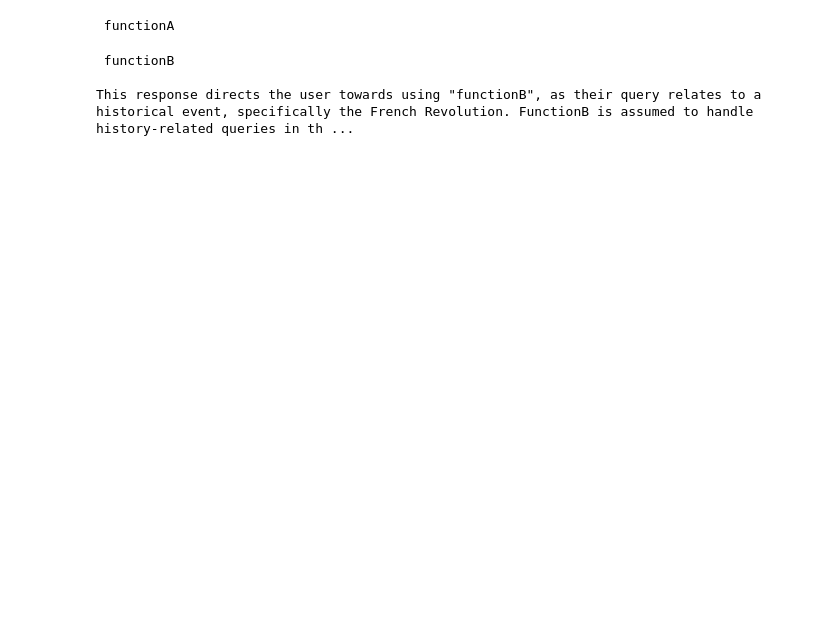
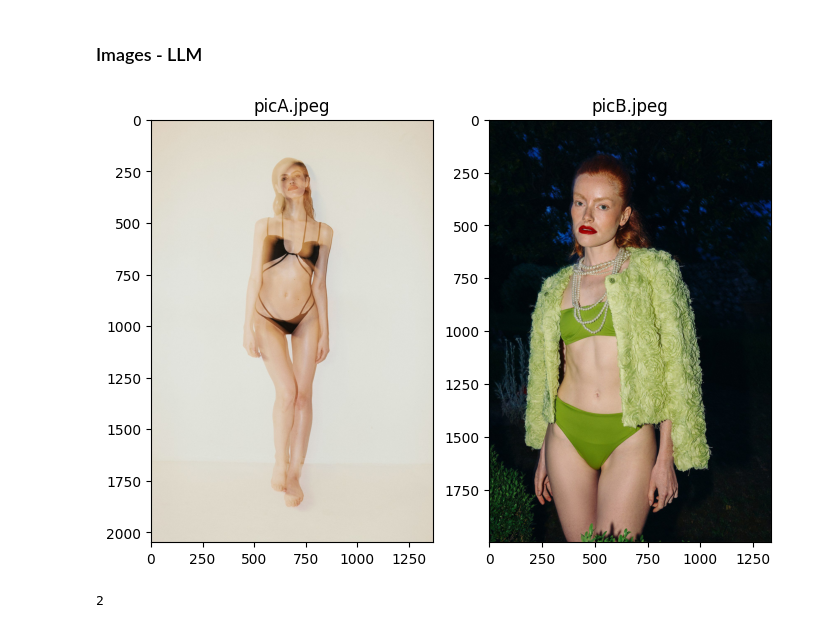
Before and after one commit to mdipietro09/GenerativeAI, a Jupyter notebook: Agent/notebook.ipynb, the cells around one changed output. Cells and saved outputs as stored; diff of their text form; code cells hidden in the pictures; blank space fills up the shorter version.

```diff
--- a/Agent/notebook.ipynb
+++ b/Agent/notebook.ipynb
@@ -55,10 +53,0 @@ def agent(q):
-# %%
-print(agent(q="2+2"))
-# %% [output]
- functionA
-# %%
-print(agent(q="when was french revolution?"))
-# %% [output]
- functionB
-
-This response directs the user towards using "functionB", as their query relates to a historical event, specifically the French Revolution. FunctionB is assumed to handle history-related queries in th ...
@@ -94,0 +54,27 @@ class Agent():
+# %% [markdown]
+### Images - LLM
+# %%
+from matplotlib import image, pyplot
+import os
+
+path = 'data/'
+folder = os.listdir(path)
+
+fig, ax = pyplot.subplots(nrows=1, ncols=len(folder), sharex=False, sharey=False, figsize=(4*len(folder),10))
+for n,file in enumerate(folder):
+    ax[n].imshow(image.imread(path+file))
+    ax[n].set(title=file)
+# %% [output]
+[figure, added]
+# %%
+## Encode images into a string
+import base64
+
+def encode_image(path):
+    with open(path, "rb") as file:
+        return base64.b64encode(file.read()).decode('utf-8')
+
+lst_imgs = [encode_image(path+i) for i in folder]
+len(lst_imgs)
+# %% [output]
+2
```
Also changed, not shown: parts of 18 cells of this notebook, 1 other file.
